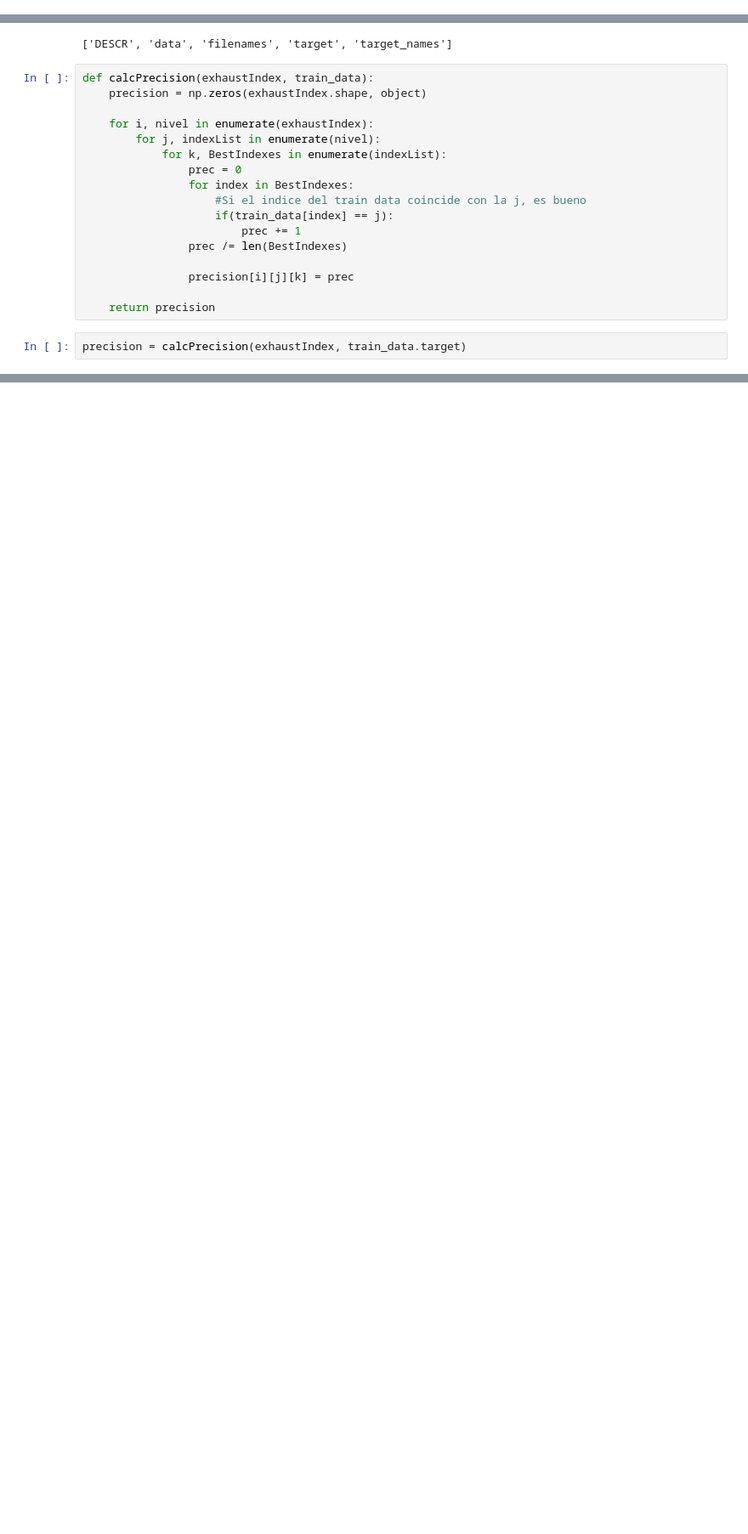
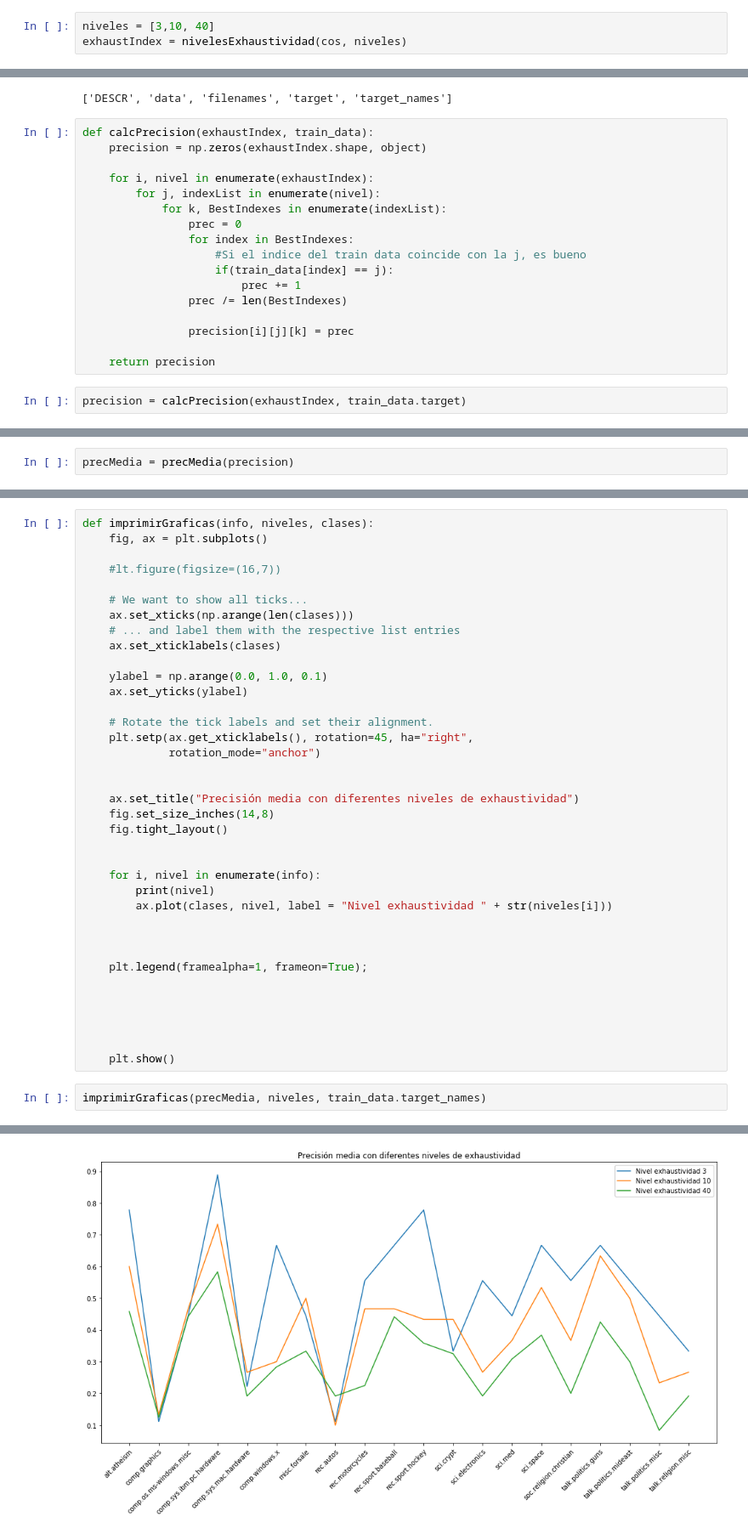
Before and after one commit to Al3xFreeman/IA2, a Jupyter notebook: P2-2-[IA2].ipynb, the cells around one changed output, grey strips where cells are left out. Shown: that part at 85% size. Cells and saved outputs as stored; diff of their text form; blank space fills up the shorter version.

```diff
--- a/P2-2-[IA2].ipynb
+++ b/P2-2-[IA2].ipynb
@@ -536,3 +254,6 @@ exhaustIndex = nivelesExhaustividad(cos)
+# %%
+niveles = [3,10, 40]
+exhaustIndex = nivelesExhaustividad(cos, niveles)
 # %%
 print(exhaustIndex)
 # %% [output]
@@ -600,0 +336,2 @@ def precMedia(precisiones):
+# %%
+precMedia = precMedia(precision)
@@ -600,0 +368,40 @@ def precMedia(precisiones):
+# %%
+def imprimirGraficas(info, niveles, clases):
+    fig, ax = plt.subplots()
+
+    #lt.figure(figsize=(16,7))
+
+    # We want to show all ticks...
+    ax.set_xticks(np.arange(len(clases)))
+    # ... and label them with the respective list entries
+    ax.set_xticklabels(clases)
+
+    ylabel = np.arange(0.0, 1.0, 0.1)
+    ax.set_yticks(ylabel)
+
+    # Rotate the tick labels and set their alignment.
+    plt.setp(ax.get_xticklabels(), rotation=45, ha="right",
+             rotation_mode="anchor")
+
+
+    ax.set_title("Precisión media con diferentes niveles de exhaustividad")
+    fig.set_size_inches(14,8)
+    fig.tight_layout()
+
+
+    for i, nivel in enumerate(info):
+        print(nivel)
+        ax.plot(clases, nivel, label = "Nivel exhaustividad " + str(niveles[i]))
+
+
+
+    plt.legend(framealpha=1, frameon=True);
+
+
+
+
+
+    plt.show()
+# %%
+imprimirGraficas(precMedia, niveles, train_data.target_names)
+# %% [output]
@@ -600,0 +427 @@ def precMedia(precisiones):
+[figure, added]
```
Also changed, not shown: parts of 51 cells of this notebook, 1 other file.
